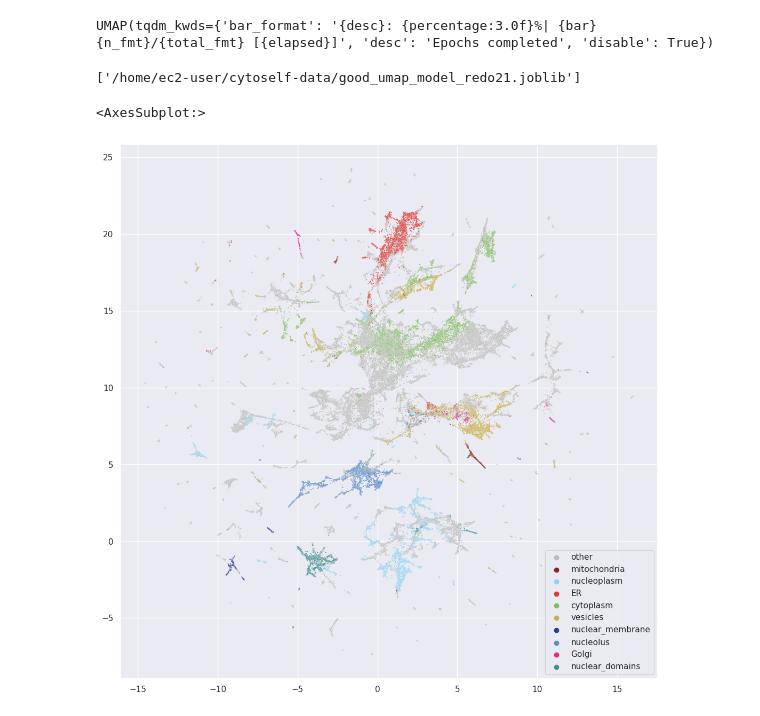
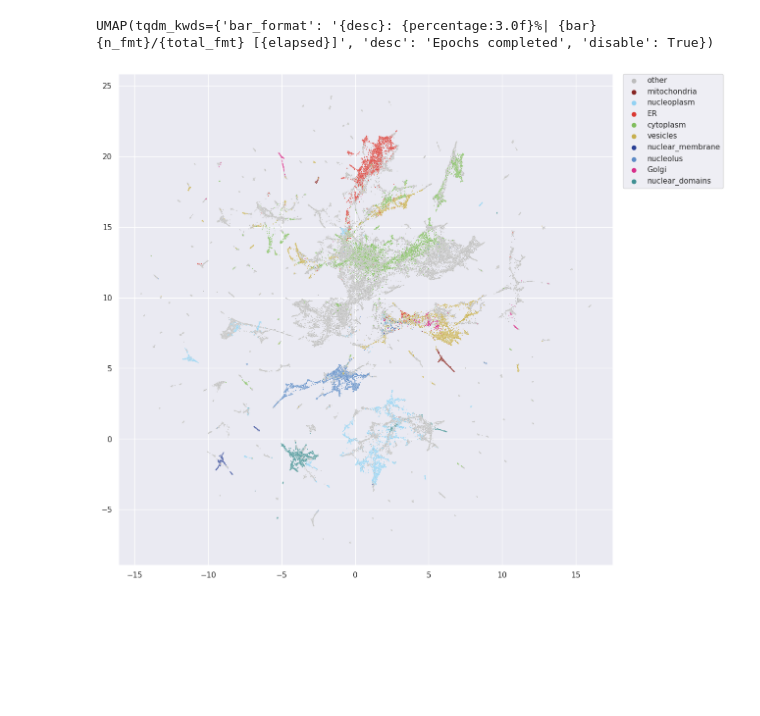
Before and after one commit to sofroniewn/proteoscope, a Jupyter notebook: notebooks/cytoself-3.ipynb, the cells around one changed output. Cells and saved outputs as stored; diff of their text form; code cells hidden in the pictures; blank space fills up the shorter version.

```diff
--- a/notebooks/cytoself-3.ipynb
+++ b/notebooks/cytoself-3.ipynb
@@ -81,13 +81,22 @@ from tqdm import tqdm
 
 embeddings = []
 localizations = []
+complexes = []
+complexes_fig = []
+names = []
 with torch.no_grad():
     for batch in tqdm(pdm.val_dataloader(novel_proteins=False, shuffle=False)):
         emb = clm.model(batch['image'].to('cuda'), 'vqvec2')
         embeddings.append(emb.detach().cpu().numpy())
         localizations.append(batch['localization'])
+        complexes.append(batch['complex'])
+        complexes_fig.append(batch['complex_fig'])
+        names.append(batch['name'])
+complexes = np.concatenate(complexes, axis=0)
+complexes_fig = np.concatenate(complexes_fig, axis=0)
 localizations = np.concatenate(localizations, axis=0)
 embeddings = np.concatenate(embeddings, axis=0)
+names = np.concatenate(names, axis=0)
 # %%
 import zarr
 from os.path import join
@@ -116,9 +128,11 @@ reducer.fit(embeddings.reshape(embeddings.shape[0], -1))
 UMAP(tqdm_kwds={'bar_format': '{desc}: {percentage:3.0f}%| {bar} {n_fmt}/{total_fmt} [{elapsed}]', 'desc': 'Epochs completed', 'disable': True})
 # %%
 from joblib import dump
-dump(reducer, join(datapath,'good_umap_model_redo21.joblib'))
+from joblib import load
+
+#dump(reducer, join(datapath,'good_umap_model_redo21.joblib'))
+
+reducer = load(join(datapath,'good_umap_model_redo21.joblib'))
-# %% [output]
-['/home/ec2-user/cytoself-data/good_umap_model_redo21.joblib']
 # %%
 reduced_embedding = reducer.transform(embeddings.reshape(embeddings.shape[0], -1))
 localizations[localizations == ''] = 'other'
@@ -142,8 +158,8 @@ for key, values in label_colors.items():
 # %%
 sns.set(rc={"figure.figsize":(13, 13)})
 sns.scatterplot(x=reduced_embedding[:, 0], y=reduced_embedding[:, 1], hue=localizations, s=2, alpha=0.9, palette=label_colors)
+plt.legend(bbox_to_anchor=(1.02, 1), loc='upper left', borderaxespad=0);
 # %% [output]
-<AxesSubplot:>
-[figure, old version]
+[figure, new version]
 # %%
 sns.set(rc={"figure.figsize":(13, 13)})
```
Also changed, not shown: parts of 13 cells of this notebook, 8 other files.
